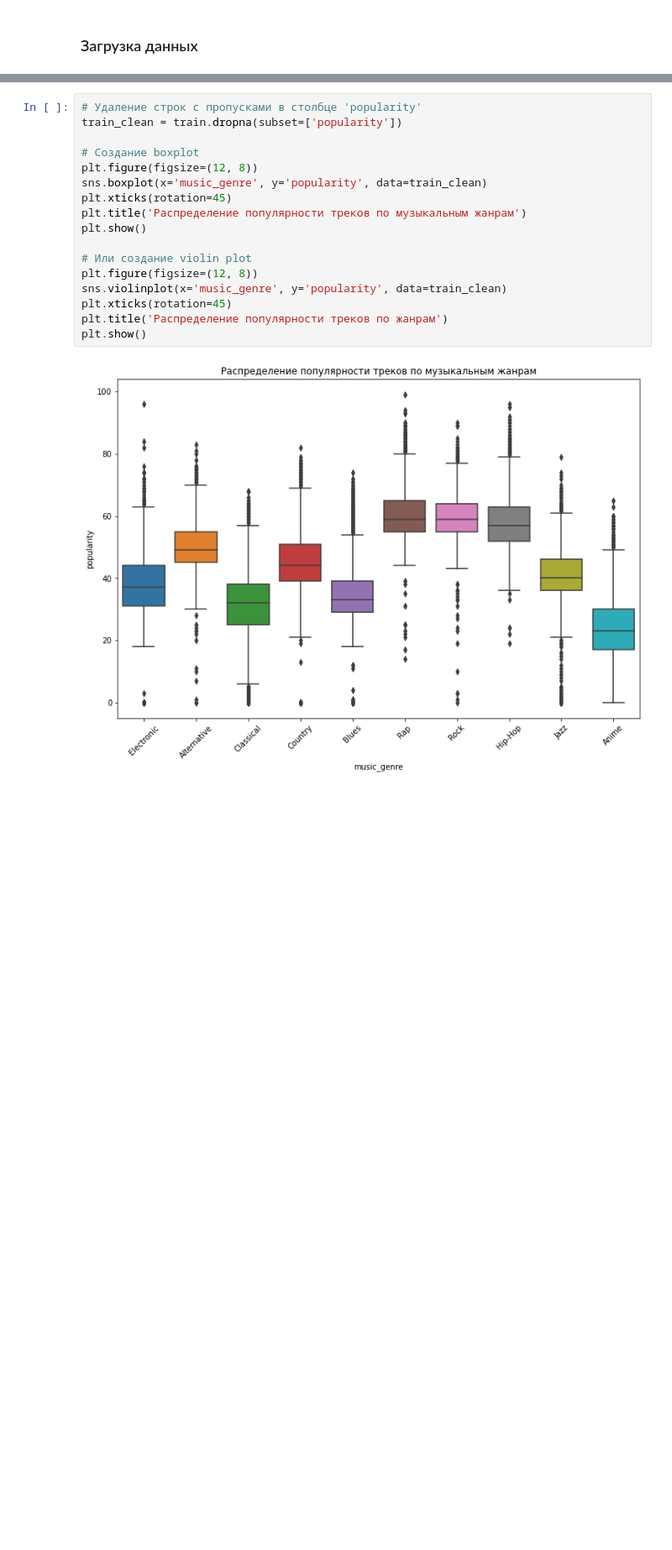
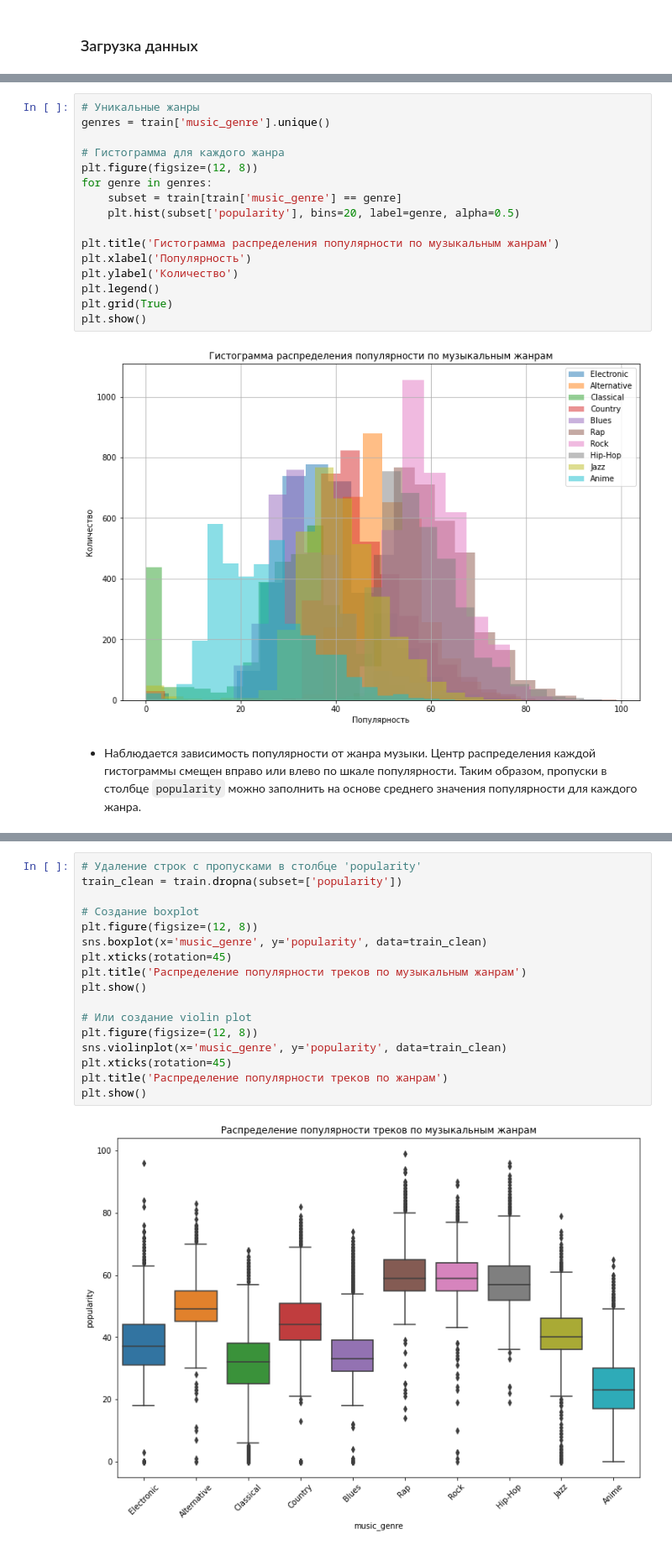
Before and after one commit to EPrutskoy/Kaggle_music_genre_prediction, a Jupyter notebook: music_model_notebook.ipynb, the cells around one changed output, grey strips where cells are left out. Shown at 84% size. Saved outputs shown, nothing was run; the diff lists cells and outputs as text; blank space fills up the shorter version.

```diff
--- a/music_model_notebook.ipynb
+++ b/music_model_notebook.ipynb
@@ -159,0 +327,20 @@ plt.show()
+# %%
+# Уникальные жанры
+genres = train['music_genre'].unique()
+
+# Гистограмма для каждого жанра
+plt.figure(figsize=(12, 8))
+for genre in genres:
+    subset = train[train['music_genre'] == genre]
+    plt.hist(subset['popularity'], bins=20, label=genre, alpha=0.5)
+
+plt.title('Гистограмма распределения популярности по музыкальным жанрам')
+plt.xlabel('Популярность')
+plt.ylabel('Количество')
+plt.legend()
+plt.grid(True)
+plt.show()
+# %% [output]
+[figure, added]
+# %% [markdown]
+* Наблюдается зависимость популярности от жанра музыки. Центр распределения каждой гистограммы смещен вправо или влево по шкале популярности. Таким образом, пропуски в столбце `popularity` можно заполнить на основе среднего значения популярности для каждого жанра.
```
Also changed, not shown: parts of 34 cells of this notebook.
